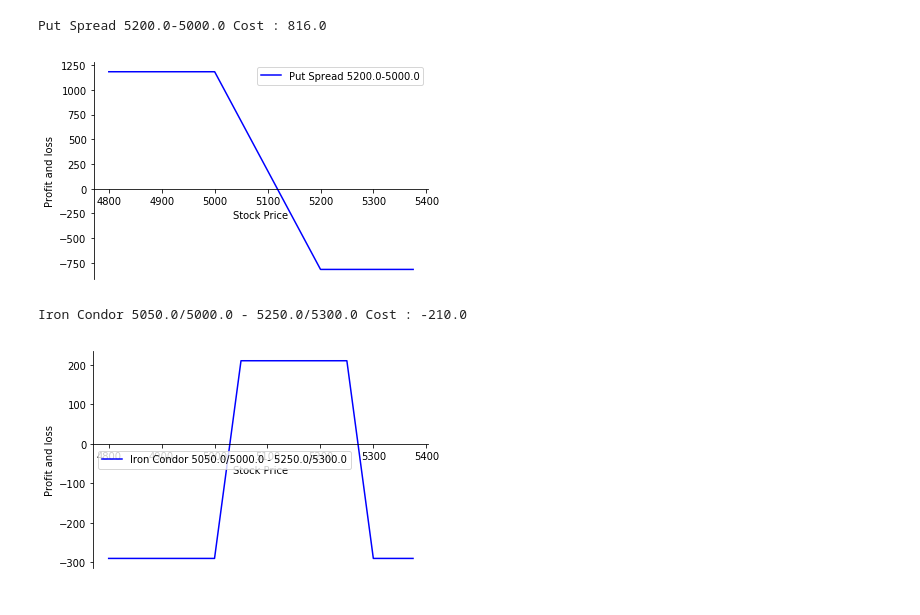
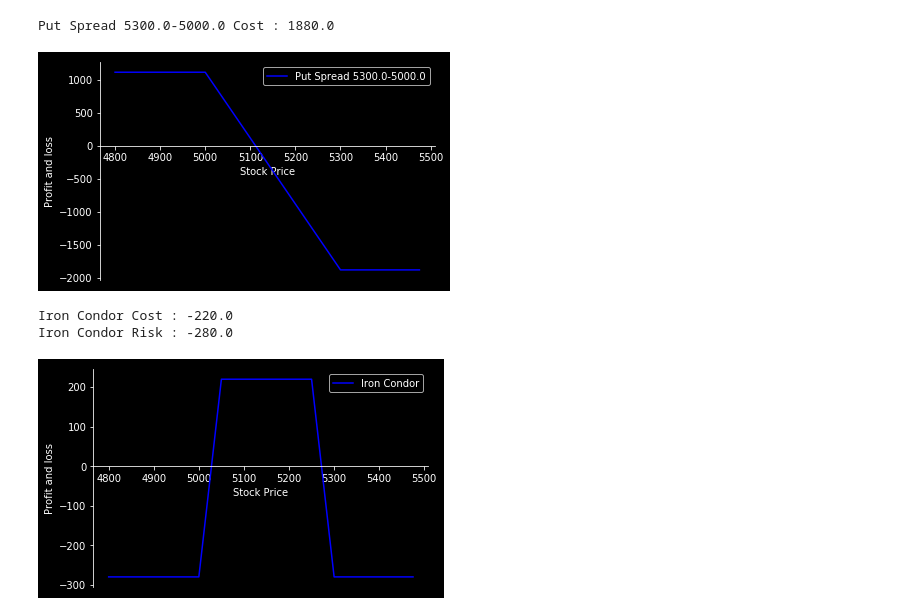
Before and after one commit to splanquart/spoption, a Jupyter notebook: test scrapper.ipynb, the cells around one changed output. Drawn from its saved outputs; the diff is of its cells as text; code cells hidden in the pictures.

```diff
--- a/test scrapper.ipynb
+++ b/test scrapper.ipynb
@@ -2,7 +2,7 @@
 from product import Option, Strategy
 from euronext import Page
 from graph import Graph
-g=Graph(4800, 5400, 25)
+g=Graph(4800, 5500, 25)
 # %%
 p = Page()
 p.fetch()
@@ -130,24 +248,24 @@ Call Spread 4900.0-5000.0 Cost : 809.0
 # %%
 #put-spreads
 #bear-spreads pour John Hull
 from math import ceil, floor
 def PutSpread(put_long, put_short):
     """A Put Spread is buy and sell put of different strike:
        - long a put at a strike
        - short a put at a strike inferior
     """
     plong = put_long.achat
     pshort = put_short.vente
     return (Strategy('Put Spread {}-{}'.format(put_long.strike, put_short.strike))
             .add(put_long, 'long', 1)
             .add(put_short, 'short', 1)
            )
-pspread2 = PutSpread(put[5200], put[5000])
+pspread2 = PutSpread(put[5300], put[5000])
 print('{} Cost : {}'.format(pspread2.label, pspread2.cost()))
 g.profit_strategy(pspread2)
 # %% [output]
-Put Spread 5200.0-5000.0 Cost : 816.0
+Put Spread 5300.0-5000.0 Cost : 1880.0
-[figure, old version]
+[figure, new version]
 # %%
 #Iron Condor
 #??? pour John Hull
@@ -163,15 +281,22 @@ def IronCondor(put_k1, put_k2, call_k3, call_k4):
        - long a call at a strike superior (120)
        The spread strike must be the same
     """
-    return (Strategy('Iron Condor {}/{} - {}/{}'.format(put_k1.strike, put_k2.strike, call_k3.strike, call_k4.strike))
+    label = ('Iron Condor {}/{} - {}/{}'
+             .format(put_k1.strike, put_k2.strike, call_k3.strike, call_k4.strike)
+            )
+    label = 'Iron Condor'
+    return (Strategy(label)
             .add(put_k1, 'short', 1)
             .add(put_k2, 'long', 1)
             .add(call_k3, 'short', 1)
             .add(call_k4, 'long', 1)
            )
-ironcondor = IronCondor(put[5050], put[5000], call[5250], call[5300])
+ironcondor = IronCondor(put[5050], put[4800], call[5250], call[5300])
 print('{} Cost : {}'.format(ironcondor.label, ironcondor.cost()))
+risk = min(ironcondor.payoff(g.sT, 'long'))
+print('{} Risk : {}'.format(ironcondor.label,risk))
 g.profit_strategy(ironcondor)
 # %% [output]
-Iron Condor 5050.0/5000.0 - 5250.0/5300.0 Cost : -210.0
+Iron Condor Cost : -220.0
+Iron Condor Risk : -280.0
-[figure, old version]
+[figure, new version]
```
Also changed, not shown: parts of 10 cells of this notebook, 3 other files.
